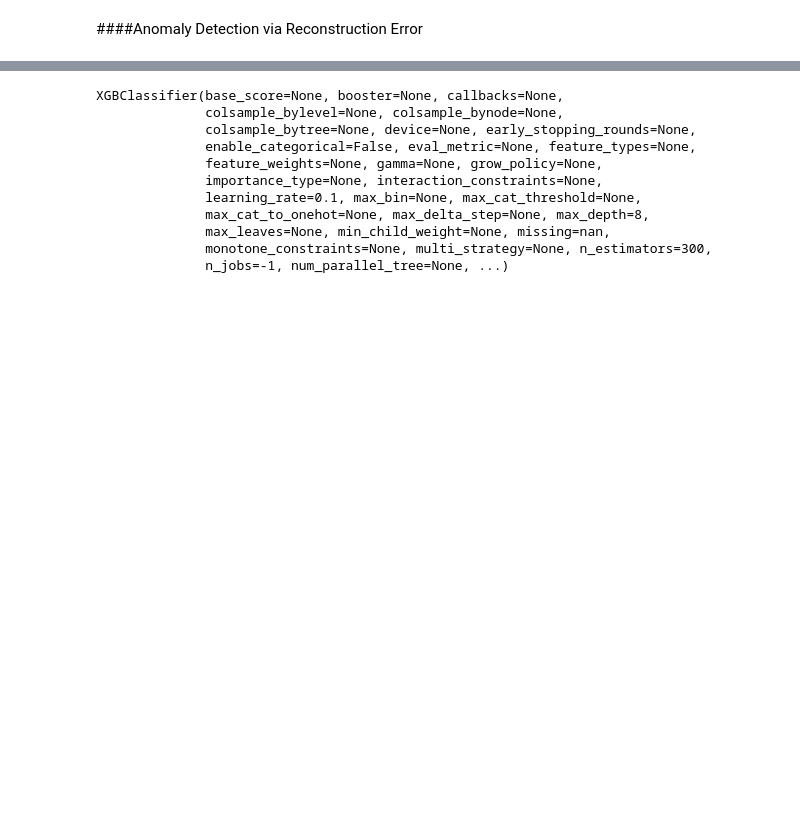
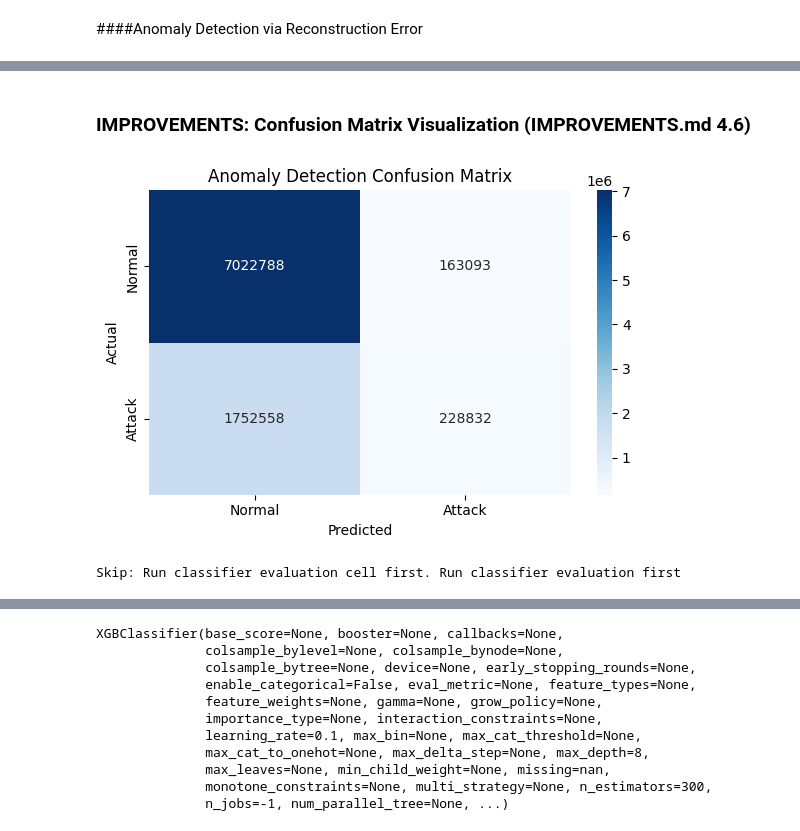
Before and after one commit to Karan27q/ids, a Jupyter notebook: app.ipynb, the cells around one changed output, grey strips where cells are left out. Cells and saved outputs as stored; diff of their text form; code cells hidden in the pictures; blank space fills up the shorter version.

```diff
--- a/app.ipynb
+++ b/app.ipynb
@@ -314,3 +480,42 @@ weighted avg       0.75      0.79      0.73   9167271
+# %% [markdown]
+### IMPROVEMENTS: Confusion Matrix Visualization (IMPROVEMENTS.md 4.6)
+# %%
+# Binary anomaly confusion matrix with heatmap
+cm_binary = confusion_matrix(y_binary.values, y_anomaly_pred)
+plt.figure(figsize=(6, 4))
+sns.heatmap(cm_binary, annot=True, fmt='d', cmap='Blues',
+            xticklabels=['Normal', 'Attack'], yticklabels=['Normal', 'Attack'])
+plt.xlabel('Predicted')
+plt.ylabel('Actual')
+plt.title('Anomaly Detection Confusion Matrix')
+plt.tight_layout()
+plt.show()
+# %% [output]
+[figure, added]
+# %%
+# Multi-class attack confusion matrix (run after classifier evaluation)
+# Uses y_test, y_pred_classes, le from classifier eval - or y_true_multiclass, final_pred, class_names from hybrid
+try:
+    if 'y_test' in dir() and 'y_pred_classes' in dir():
+        cm = confusion_matrix(y_test, y_pred_classes)
+        labels = le.classes_
+    elif 'y_true_multiclass' in dir() and 'final_pred' in dir():
+        cm = confusion_matrix(y_true_multiclass, final_pred, labels=class_names)
+        labels = class_names
+    else:
+        raise NameError("Run classifier evaluation first")
+    plt.figure(figsize=(14, 10))
+    sns.heatmap(cm, xticklabels=labels, yticklabels=labels, annot=True, fmt='d', cmap='Blues')
+    plt.xticks(rotation=45, ha='right')
+    plt.xlabel('Predicted')
+    plt.ylabel('Actual')
+    plt.title('Attack Type Confusion Matrix')
+    plt.tight_layout()
+    plt.show()
+except Exception as e:
+    print("Skip: Run classifier evaluation cell first.", e)
+# %% [output]
+Skip: Run classifier evaluation cell first. Run classifier evaluation first
 # %%
 # y_multiclass: array of strings like 'Benign', 'DDoS', ...
 y_multiclass = data["Label"].values
```
Also changed, not shown: parts of 26 cells of this notebook, 8 other files.
